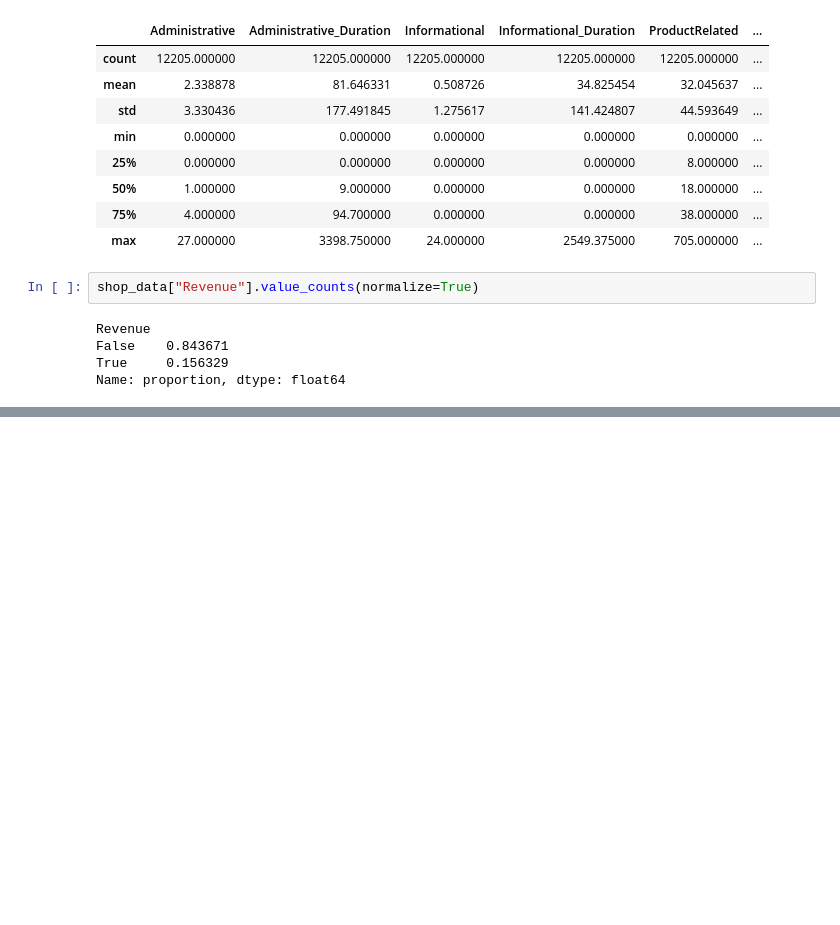
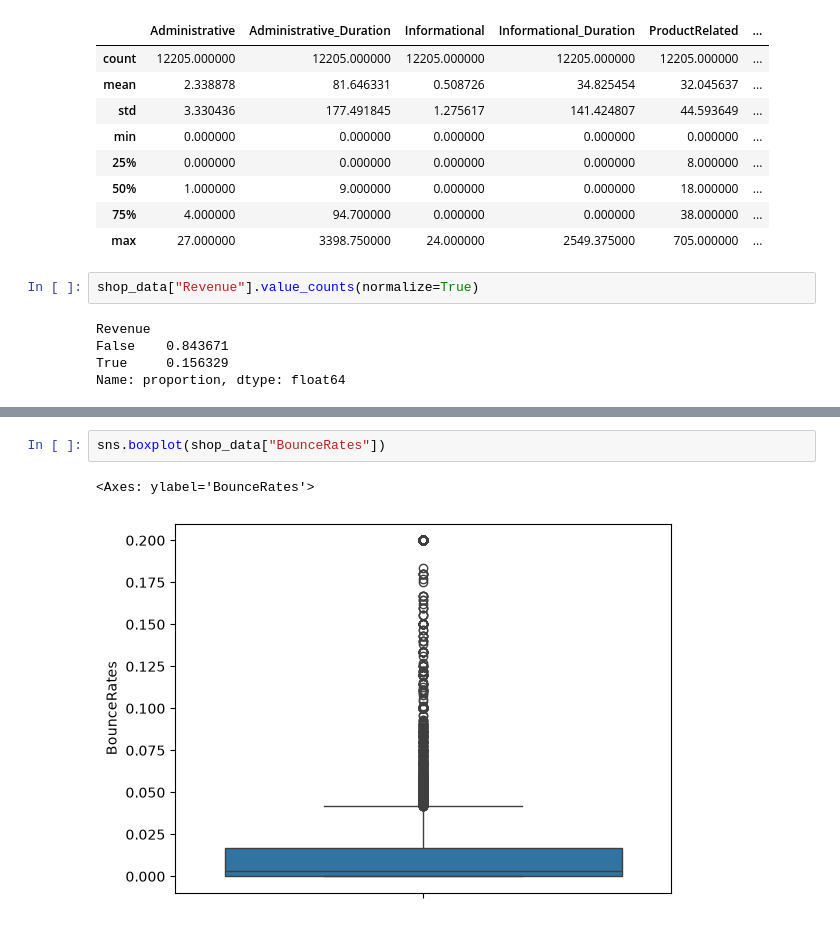
Before and after one commit to Shifa4532/data-science-notebooks, a Jupyter notebook: 09_supervisedML/DT_assignment.ipynb, the cells around one changed output, grey strips where cells are left out. Drawn from its saved outputs; the diff is of its cells as text; blank space fills up the shorter version.

```diff
--- a/09_supervisedML/DT_assignment.ipynb
+++ b/09_supervisedML/DT_assignment.ipynb
@@ -98,0 +123,5 @@ plt.show()
+# %%
+sns.boxplot(shop_data["BounceRates"])
+# %% [output]
+<Axes: ylabel='BounceRates'>
+[figure, added]
```
Also changed, not shown: parts of 5 cells of this notebook.
